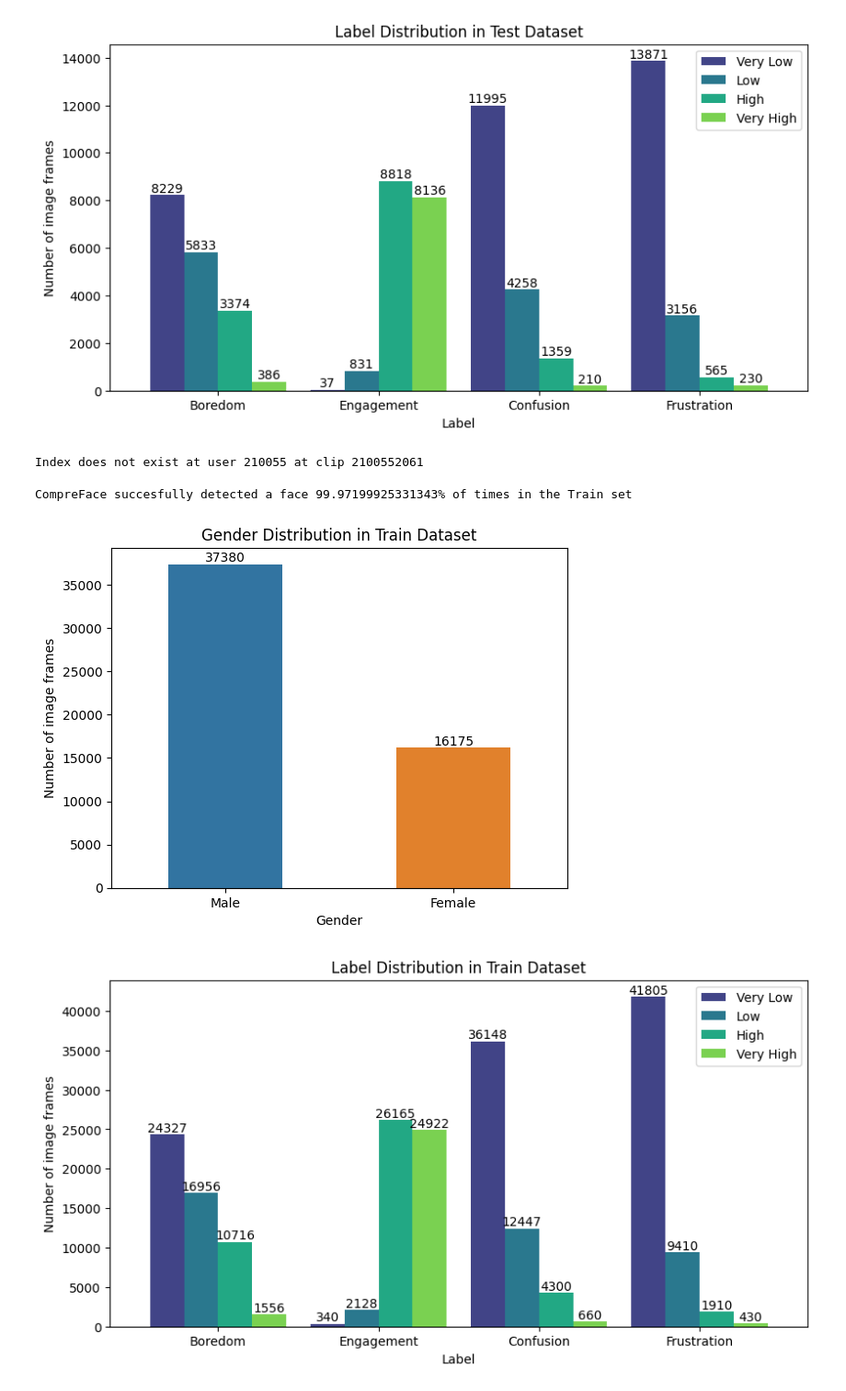
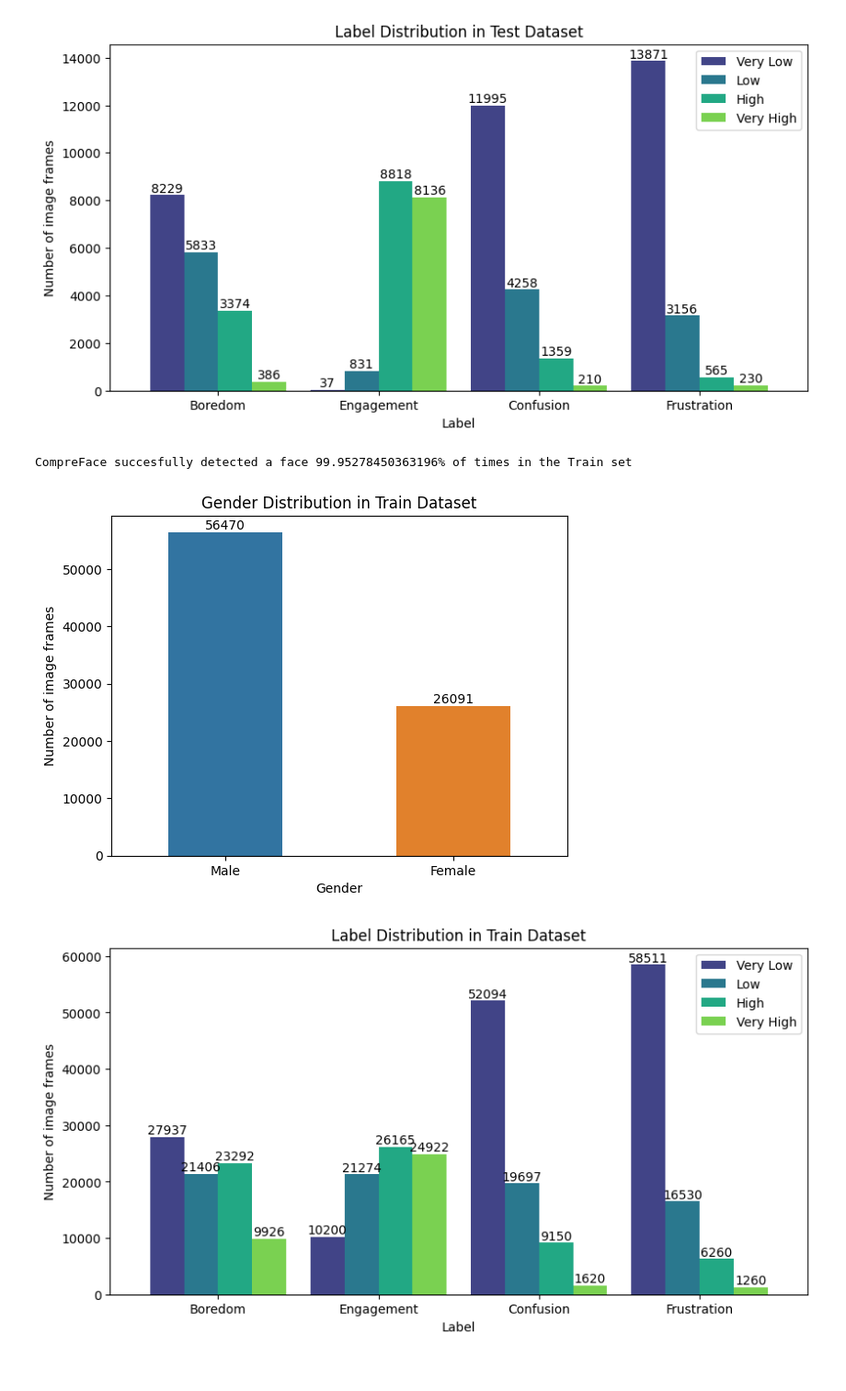
Before and after one commit to teddyld/occlusion-aware-engagement-detection, a Jupyter notebook: daisee_data.ipynb, the cells around one changed output. Shown: that part at 92% size. Saved outputs shown, nothing was run; the diff lists cells and outputs as text; code cells hidden in the pictures.

Commit message:
Update DAiSEE dataset to balance engagement labels

```diff
--- a/daisee_data.ipynb
+++ b/daisee_data.ipynb
@@ -19,12 +20,11 @@ CompreFace succesfully detected a face 99.89910313901346% of times in the Test s
 [figure]
 [figure]
 # %%
-daisee.extract_frames("Train")
+daisee.extract_frames("Train", balance="Engagement")
 # %% [output]
-Index does not exist at user 210055 at clip 2100552061
+CompreFace succesfully detected a face 99.95278450363196% of times in the Train set
-CompreFace succesfully detected a face 99.97199925331343% of times in the Train set
-[figure, old version]
+[figure, new version]
-[figure, old version]
+[figure, new version]
 # %%
 daisee.extract_frames("Validation")
 # %% [output]
```
Also changed, not shown: parts of 2 cells of this notebook, 1 other file.
